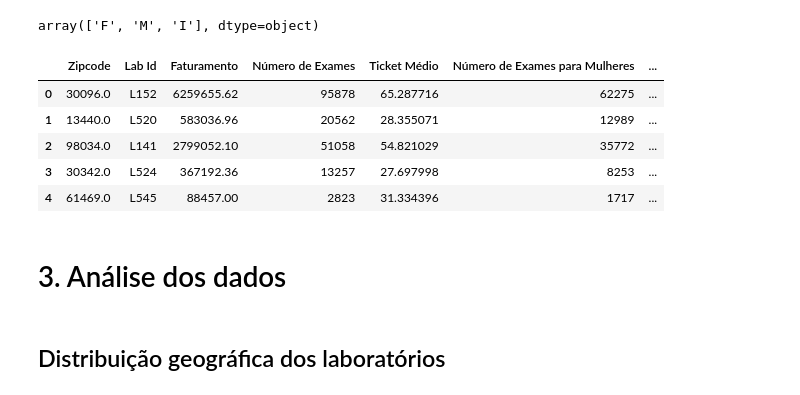
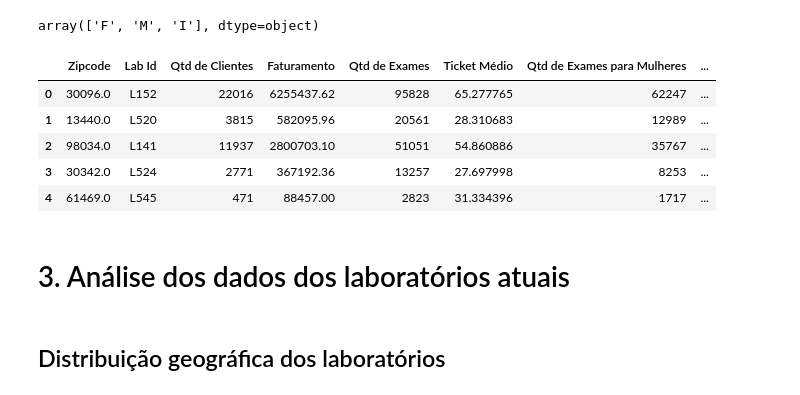
Before and after one commit to leotanaka4/desafio-elogroup, a Jupyter notebook: ans.ipynb, the cells around one changed output. Cells and saved outputs as stored; diff of their text form; code cells hidden in the pictures.

Commit message:
Tratamento de dados 2

```diff
--- a/ans.ipynb
+++ b/ans.ipynb
@@ -194,8 +194,8 @@ dtype: int64
 # %%
 df_geo = df_geo.dropna(axis=0)
 # %%
-df = df_geo[["Zipcode", "Lab Id", "Address"]]
-df.head()
+df_labs = df_geo[["Zipcode", "Lab Id", "Address"]]
+df_labs.head()
 # %% [output]
 |  | Zipcode | Lab Id | Address |
 | 0 | 30096.0 | L152 | 3800 PLEASANT HILL RD STE 1, DULU... |
@@ -211,9 +211,9 @@ for location in df_geo["Location"]:
     lat_lon = location.split(",")
     lat.append(float(lat_lon[0]))
     lon.append(float(lat_lon[1]))
-df["Lat"] = lat
-df["Lon"] = lon
-df.head()
+df_labs["Lat"] = lat
+df_labs["Lon"] = lon
+df_labs.head()
 # %% [output]
 |  | Zipcode | Lab Id | Address | Lat | Lon |
 | 0 | 30096.0 | L152 | 3800 PLEASANT HILL RD STE 1, DULU... | 34.000319 | -84.162972 |
@@ -232,0 +224,4 @@ df_exames.head()
+# %%
+# unindo os dataframes pela coluna cod_item
+df_exames = pd.merge(df_exames, df_info_exames, on='CodItem')
+df_exames.head()
@@ -237,41 +239,62 @@ array(['F', 'M', 'I'], dtype=object)
 # %%
 # Transformar a coluna Testing Cost de string para float
 testing_costs = []
-for cost in df_exames["Testing Cost"]:
+for cost in df_exames["Testing Cost_x"]:
     testing_costs.append(float(cost.replace(',', '.')))
-df_exames["Testing Cost"] = testing_costs
+df_exames["Testing Cost_x"] = testing_costs
+
+# Calcular o número de clientes para cada laboratório
+qtd_clientes = df_exames.groupby('Lab Id')['Patient Id'].nunique()
 
 # Calcular o valor total para cada laboratório
-df_exames_total = df_exames.groupby('Lab Id')['Testing Cost'].sum()
+df_exames_total = df_exames.groupby('Lab Id')['Testing Cost_x'].sum()
 
 # Calcular o número de exames para cada laboratório
-df_exames_count = df_exames.groupby('Lab Id')['Testing Cost'].count()
+df_exames_count = df_exames.groupby('Lab Id')['Testing Cost_x'].count()
 
 # Calcular o ticket médio para cada laboratório
-df_exames_mean = df_exames.groupby('Lab Id')['Testing Cost'].mean()
+df_exames_mean = df_exames.groupby('Lab Id')['Testing Cost_x'].mean()
 
 # Calcular o número de exames para mulheres
 df_exames_mulheres = df_exames[df_exames["Gender"] == "F"].groupby('Lab Id')['Gender'].count()
 
 # Calcular o número de exames para homens
 df_exames_homens = df_exames[df_exames["Gender"] == "M"].groupby('Lab Id')['Gender'].count()
 
+# Calcular o valor total gasto para cada laboratório
+df_exames_total_cost = df_exames.groupby('Lab Id')['Testing Cost_y'].sum()
+
+# Calcular o custo médio para cada laboratório
+df_exames_mean_cost = df_exames.groupby('Lab Id')['Testing Cost_y'].mean()
+
+# agrupando por laboratório e contando valores únicos de exames
+qtd_exames_por_lab = df_exames.groupby('Lab Id')['CodItem'].nunique()
+
+# agrupando por laboratório e contando valores únicos de categorias
+qtd_categorias_por_lab = df_exames.groupby('Lab Id')['Category'].nunique()
+
+# agrupando por laboratório e contando valores únicos de famílias
+qtd_familias_por_lab = df_exames.groupby('Lab Id')['Family'].nunique()
+
+# agrupando por laboratório e contando valores únicos de especialidades
+qtd_especialidades_por_lab = df_exames.groupby('Lab Id')['Speciality'].nunique()
+
 # Juntar os resultados em um único dataframe
-df_resultado = pd.concat([df_exames_total, df_exames_count, df_exames_mean, df_exames_mulheres, df_exames_homens], axis=1)
-df_resultado.columns = ['Faturamento', 'Número de Exames', 'Ticket Médio', "Número de Exames para Mulheres", "Número de Exames para Homens"]
+df_resultado = pd.concat([qtd_clientes, df_exames_total, df_exames_count, df_exames_mean, df_exames_mulheres, df_exames_homens, df_exames_total_cost, df_exames_mean_cost, qtd_exames_por_lab, qtd_categorias_por_lab, qtd_familias_por_lab, qtd_especialidades_por_lab], axis=1)
+df_resultado.columns = ['Qtd de Clientes', 'Faturamento', 'Qtd de Exames', 'Ticket Médio', "Qtd de Exames para Mulheres", "Qtd de Exames para Homens", "Custo Total", "Custo Médio", "Qtd de Exames Diferentes", "Qtd de Categorias Diferentes", "Qtd de Famílias Diferentes", "Qtd de Especialidades Diferentes"]
 
 # Juntar com o dataframe dos laboratórios
-df = df.merge(df_resultado, left_on='Lab Id', right_index=True)
-df[["Zipcode", "Lab Id", "Faturamento", "Número de Exames", "Ticket Médio", "Número de Exames para Mulheres", "Número de Exames para Homens"]].head()
+df_labs = df_labs.merge(df_resultado, left_on='Lab Id', right_index=True)
+df_labs[["Zipcode", "Lab Id", "Qtd de Clientes", "Faturamento", "Qtd de Exames", "Ticket Médio", "Qtd de Exames para Mulheres", "Qtd de Exames para Homens", "Custo Total", "Custo Médio", "Qtd de Exames Diferentes", "Qtd de Categorias Diferentes", "Qtd de Famílias Diferentes", "Qtd de Especialidades Diferentes"]].head()
 # %% [output]
-|  | Zipcode | Lab Id | Faturamento | Número de Exames | Ticket Médio | Número de Exames para Mulheres | ... |
-| 0 | 30096.0 | L152 | 6259655.62 | 95878 | 65.287716 | 62275 | ... |
-| 1 | 13440.0 | L520 | 583036.96 | 20562 | 28.355071 | 12989 | ... |
-| 2 | 98034.0 | L141 | 2799052.10 | 51058 | 54.821029 | 35772 | ... |
-| 3 | 30342.0 | L524 | 367192.36 | 13257 | 27.697998 | 8253 | ... |
-| 4 | 61469.0 | L545 | 88457.00 | 2823 | 31.334396 | 1717 | ... |
+|  | Zipcode | Lab Id | Qtd de Clientes | Faturamento | Qtd de Exames | Ticket Médio | Qtd de Exames para Mulheres | ... |
+| 0 | 30096.0 | L152 | 22016 | 6255437.62 | 95828 | 65.277765 | 62247 | ... |
+| 1 | 13440.0 | L520 | 3815 | 582095.96 | 20561 | 28.310683 | 12989 | ... |
+| 2 | 98034.0 | L141 | 11937 | 2800703.10 | 51051 | 54.860886 | 35767 | ... |
+| 3 | 30342.0 | L524 | 2771 | 367192.36 | 13257 | 27.697998 | 8253 | ... |
+| 4 | 61469.0 | L545 | 471 | 88457.00 | 2823 | 31.334396 | 1717 | ... |
 # %% [markdown]
-# 3. Análise dos dados
+# 3. Análise dos dados dos laboratórios atuais
 # %%
 # Importando as bibliotecas
 import matplotlib.pyplot as plt
```
Also changed, not shown: parts of 13 cells of this notebook.
